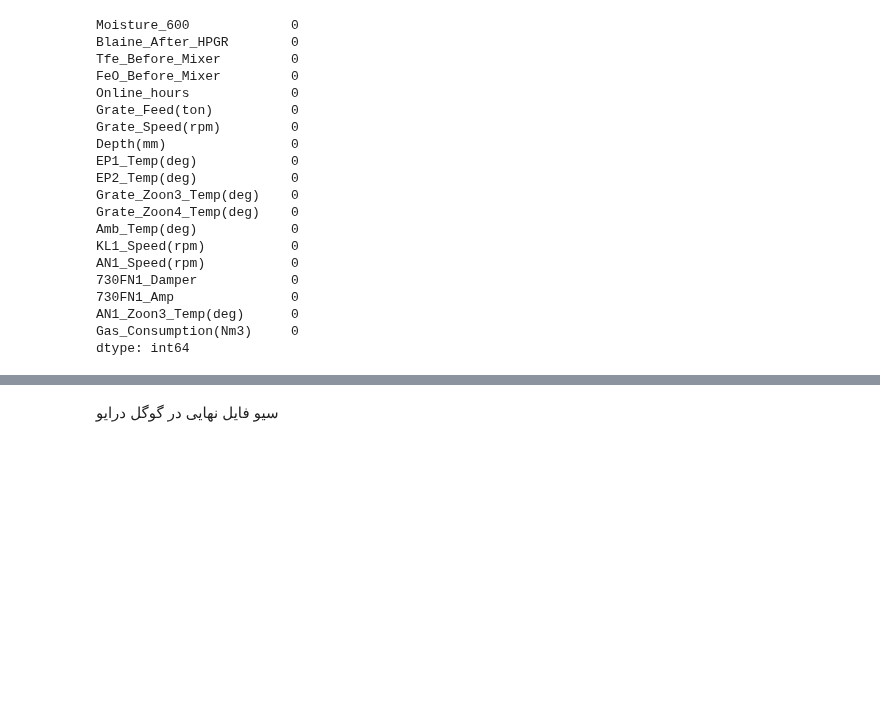
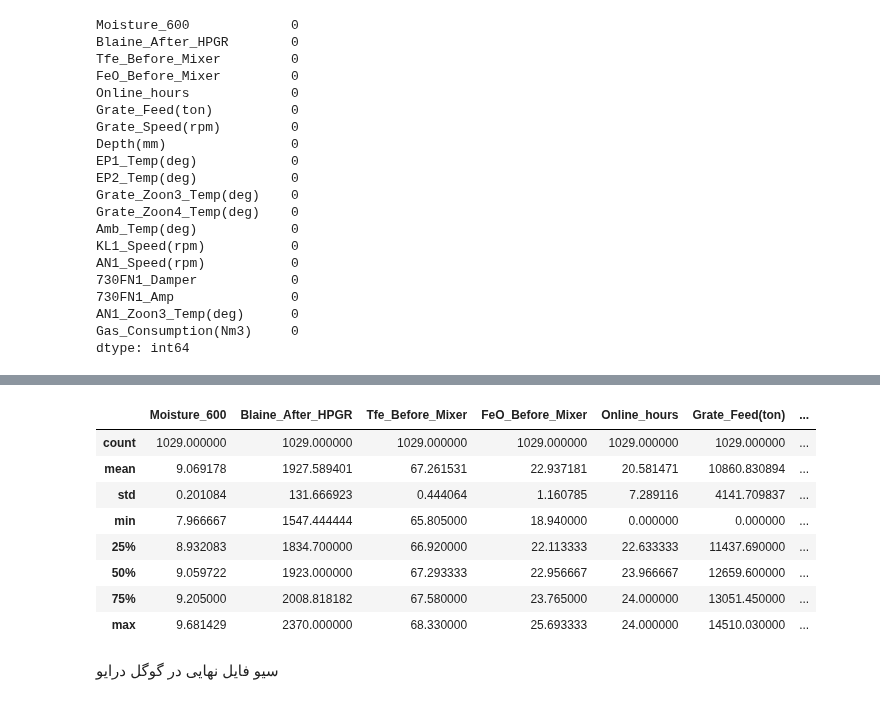
Before and after one commit to heidaralavi/Gas-Prj, a Jupyter notebook: Gas_Prj.ipynb, the cells around one changed output, grey strips where cells are left out. Saved outputs shown, nothing was run; the diff lists cells and outputs as text; code cells hidden in the pictures; blank space fills up the shorter version.

```diff
--- a/Gas_Prj.ipynb
+++ b/Gas_Prj.ipynb
@@ -481,3 +481,17 @@ df.describe()
+# %%
+df=df[(df['Grate_Feed(ton)'] != 18548.26)]
+df=df[(df['Grate_Feed(ton)'] != 16554.97)]
+df.describe()
+# %% [output]
+|  | Moisture_600 | Blaine_After_HPGR | Tfe_Before_Mixer | FeO_Before_Mixer | Online_hours | Grate_Feed(ton) | ... |
+| count | 1029.000000 | 1029.000000 | 1029.000000 | 1029.000000 | 1029.000000 | 1029.000000 | ... |
+| mean | 9.069178 | 1927.589401 | 67.261531 | 22.937181 | 20.581471 | 10860.830894 | ... |
+| std | 0.201084 | 131.666923 | 0.444064 | 1.160785 | 7.289116 | 4141.709837 | ... |
+| min | 7.966667 | 1547.444444 | 65.805000 | 18.940000 | 0.000000 | 0.000000 | ... |
+| 25% | 8.932083 | 1834.700000 | 66.920000 | 22.113333 | 22.633333 | 11437.690000 | ... |
+| 50% | 9.059722 | 1923.000000 | 67.293333 | 22.956667 | 23.966667 | 12659.600000 | ... |
+| 75% | 9.205000 | 2008.818182 | 67.580000 | 23.765000 | 24.000000 | 13051.450000 | ... |
+| max | 9.681429 | 2370.000000 | 68.330000 | 25.693333 | 24.000000 | 14510.030000 | ... |
 # %% [markdown]
 سیو فایل نهایی در گوگل درایو
 # %%
```
Also changed, not shown: parts of 18 cells of this notebook.
